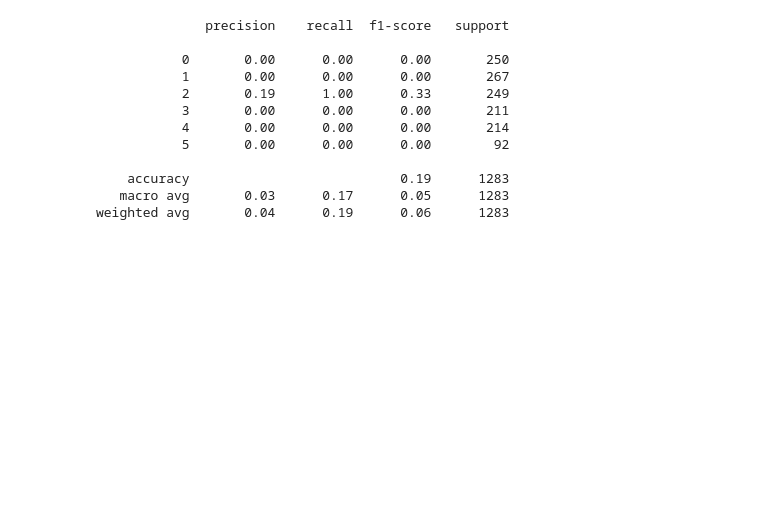
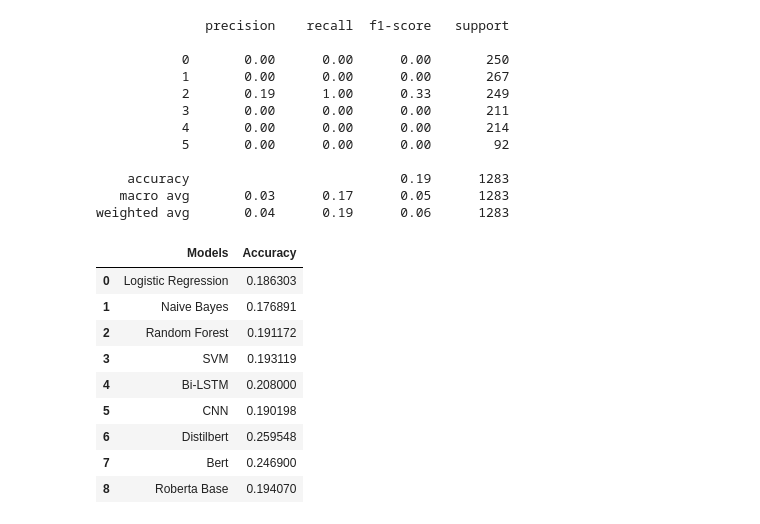
Before and after one commit to Ashwin1234/CS-521-Project, a Jupyter notebook: CS521Project.ipynb, the cells around one changed output. Saved outputs shown, nothing was run; the diff lists cells and outputs as text; code cells hidden in the pictures; blank space fills up the shorter version.

```diff
--- a/CS521Project.ipynb
+++ b/CS521Project.ipynb
@@ -505,5 +513,6 @@ cnn_model.load_weights('cnn_model-weights.h5')
 y_pred_cnn = cnn_model.predict(x_test)
 y_pred_cnn = np.argmax(y_pred_cnn, axis = 1)
 # %%
+accuracies.append(accuracy_score(y_test, y_pred_cnn))
 print(accuracy_score(y_test, y_pred_cnn))
 # %% [output]
@@ -621,6 +645,7 @@ y_pred = model2.predict(tf_test_set)['logits']
 # %%
 y_pred = np.argmax(y_pred,axis = 1)
 # %%
+accuracies.append(accuracy_score(dataset_test['label'],y_pred))
 print(accuracy_score(dataset_test['label'],y_pred))
 # %% [output]
 0.25954793452844893
@@ -704,4 +727,6 @@ y_pred = model3.predict(tf_test_set)['logits']
 # %%
 y_pred = np.argmax(y_pred, axis = 1)
 # %%
+
 print(accuracy_score(dataset_test['label'],y_pred))
+accuracies.append(0.2469)
@@ -784,4 +807,6 @@ _________________________________________________________________
 y_pred = model4.predict(tf_test_set)['logits']
 y_pred = np.argmax(y_pred,axis = 1)
 # %%
-print(accuracy_score(dataset_test['label'], y_pred))
+
+#print(accuracy_score(dataset_test['label'], y_pred))
+accuracies.append(0.19407)
@@ -810,3 +833,16 @@ plt.ylabel('accuracy')
 plt.xlabel('epoch')
 plt.legend(['train', 'val'], loc='upper left')
 plt.show()
+# %%
+pd.DataFrame({'Models' : ['Logistic Regression', 'Naive Bayes', 'Random Forest', 'SVM', 'Bi-LSTM', 'CNN', 'Distilbert', 'Bert', 'Roberta Base'], 'Accuracy': accuracies})
+# %% [output]
+|  | Models | Accuracy |
+| 0 | Logistic Regression | 0.186303 |
+| 1 | Naive Bayes | 0.176891 |
+| 2 | Random Forest | 0.191172 |
+| 3 | SVM | 0.193119 |
+| 4 | Bi-LSTM | 0.208000 |
+| 5 | CNN | 0.190198 |
+| 6 | Distilbert | 0.259548 |
+| 7 | Bert | 0.246900 |
+| 8 | Roberta Base | 0.194070 |
```
Also changed, not shown: parts of 16 cells of this notebook.
